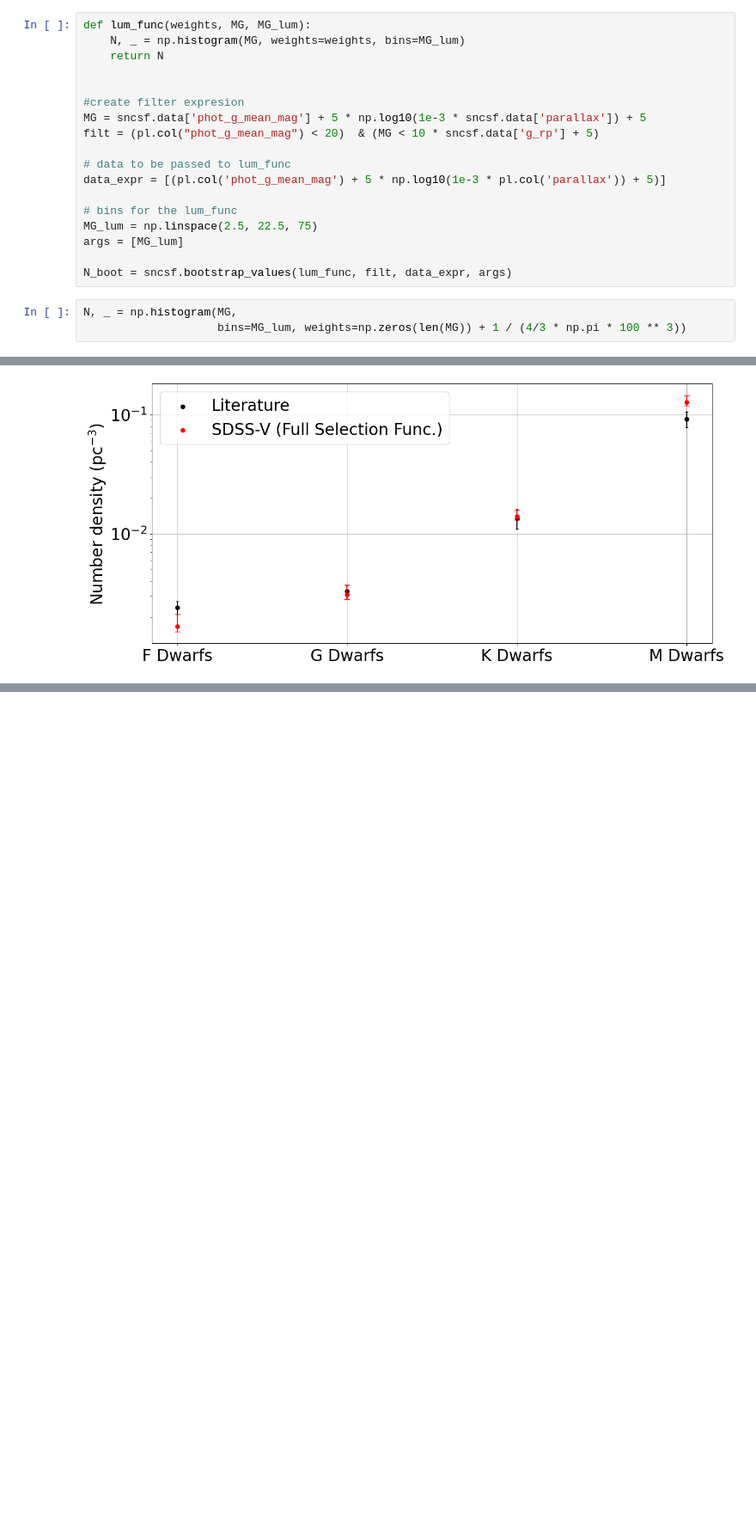
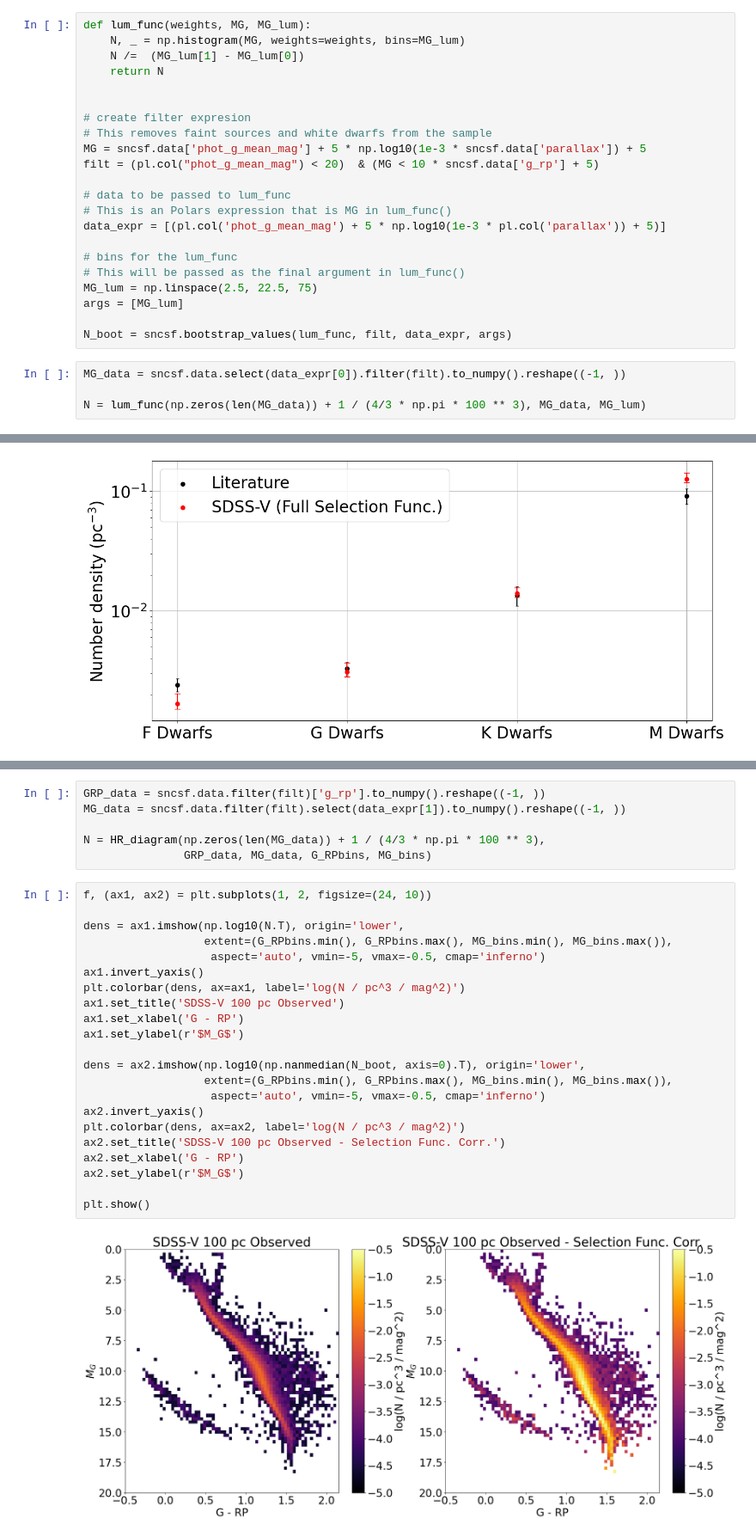
Before and after one commit to imedan/snc_sf, a Jupyter notebook: notebooks/DR19_example.ipynb, the cells around one changed output, grey strips where cells are left out. Shown: that part at 86% size. Drawn from its saved outputs; the diff is of its cells as text; blank space fills up the shorter version.

Commit message:
add HR diagram example

```diff
--- a/notebooks/DR19_example.ipynb
+++ b/notebooks/DR19_example.ipynb
@@ -13,24 +13,29 @@ sncsf.sample_posterior(1000)
 # %%
 def lum_func(weights, MG, MG_lum):
     N, _ = np.histogram(MG, weights=weights, bins=MG_lum)
+    N /=  (MG_lum[1] - MG_lum[0])
     return N
 
 
-#create filter expresion
+# create filter expresion
+# This removes faint sources and white dwarfs from the sample
 MG = sncsf.data['phot_g_mean_mag'] + 5 * np.log10(1e-3 * sncsf.data['parallax']) + 5
 filt = (pl.col("phot_g_mean_mag") < 20)  & (MG < 10 * sncsf.data['g_rp'] + 5)
 
 # data to be passed to lum_func
+# This is an Polars expression that is MG in lum_func()
 data_expr = [(pl.col('phot_g_mean_mag') + 5 * np.log10(1e-3 * pl.col('parallax')) + 5)]
 
 # bins for the lum_func
+# This will be passed as the final argument in lum_func()
 MG_lum = np.linspace(2.5, 22.5, 75)
 args = [MG_lum]
 
 N_boot = sncsf.bootstrap_values(lum_func, filt, data_expr, args)
 # %%
-N, _ = np.histogram(MG,
-                    bins=MG_lum, weights=np.zeros(len(MG)) + 1 / (4/3 * np.pi * 100 ** 3))
+MG_data = sncsf.data.select(data_expr[0]).filter(filt).to_numpy().reshape((-1, ))
+
+N = lum_func(np.zeros(len(MG_data)) + 1 / (4/3 * np.pi * 100 ** 3), MG_data, MG_lum)
 # %%
 plt.figure(figsize=(30, 10))
 
@@ -107,0 +132,30 @@ plt.show()
+# %%
+GRP_data = sncsf.data.filter(filt)['g_rp'].to_numpy().reshape((-1, ))
+MG_data = sncsf.data.filter(filt).select(data_expr[1]).to_numpy().reshape((-1, ))
+
+N = HR_diagram(np.zeros(len(MG_data)) + 1 / (4/3 * np.pi * 100 ** 3),
+               GRP_data, MG_data, G_RPbins, MG_bins)
+# %%
+f, (ax1, ax2) = plt.subplots(1, 2, figsize=(24, 10))
+
+dens = ax1.imshow(np.log10(N.T), origin='lower',
+                  extent=(G_RPbins.min(), G_RPbins.max(), MG_bins.min(), MG_bins.max()),
+                   aspect='auto', vmin=-5, vmax=-0.5, cmap='inferno')
+ax1.invert_yaxis()
+plt.colorbar(dens, ax=ax1, label='log(N / pc^3 / mag^2)')
+ax1.set_title('SDSS-V 100 pc Observed')
+ax1.set_xlabel('G - RP')
+ax1.set_ylabel(r'$M_G$')
+
+dens = ax2.imshow(np.log10(np.nanmedian(N_boot, axis=0).T), origin='lower',
+                  extent=(G_RPbins.min(), G_RPbins.max(), MG_bins.min(), MG_bins.max()),
+                   aspect='auto', vmin=-5, vmax=-0.5, cmap='inferno')
+ax2.invert_yaxis()
+plt.colorbar(dens, ax=ax2, label='log(N / pc^3 / mag^2)')
+ax2.set_title('SDSS-V 100 pc Observed - Selection Func. Corr.')
+ax2.set_xlabel('G - RP')
+ax2.set_ylabel(r'$M_G$')
+
+plt.show()
+# %% [output]
+[figure, added]
```
Also changed, not shown: parts of 2 cells of this notebook.
